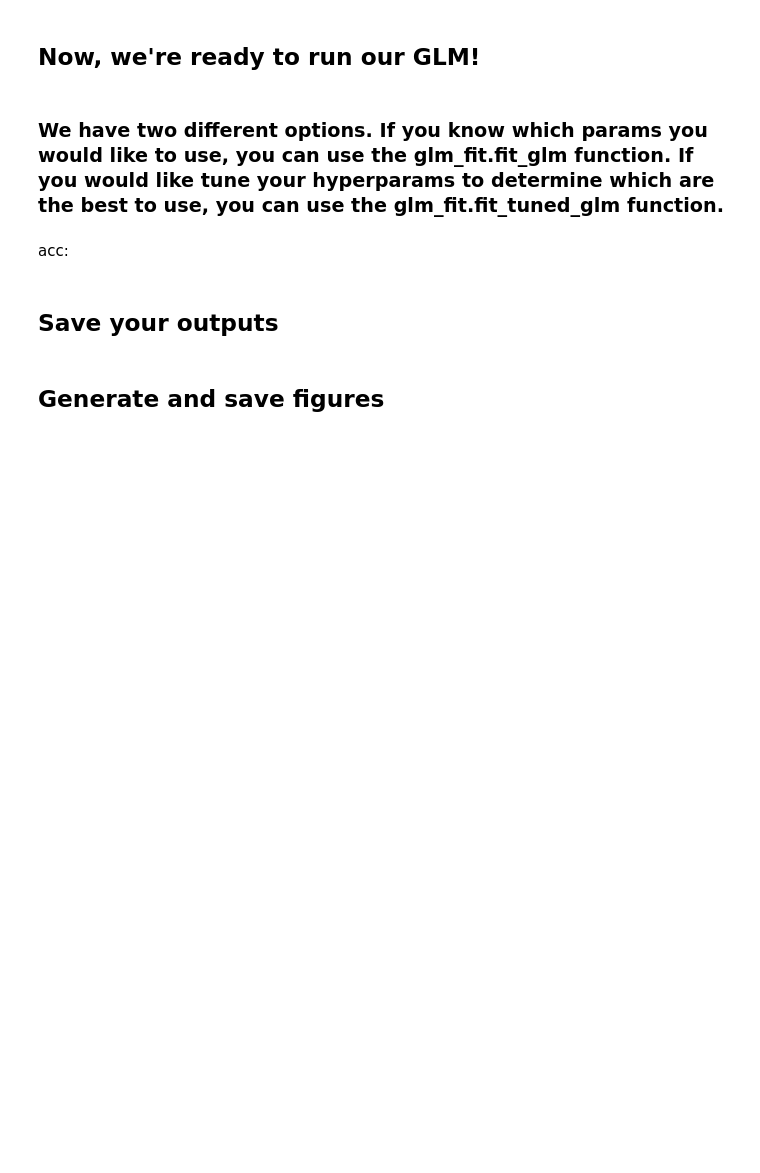
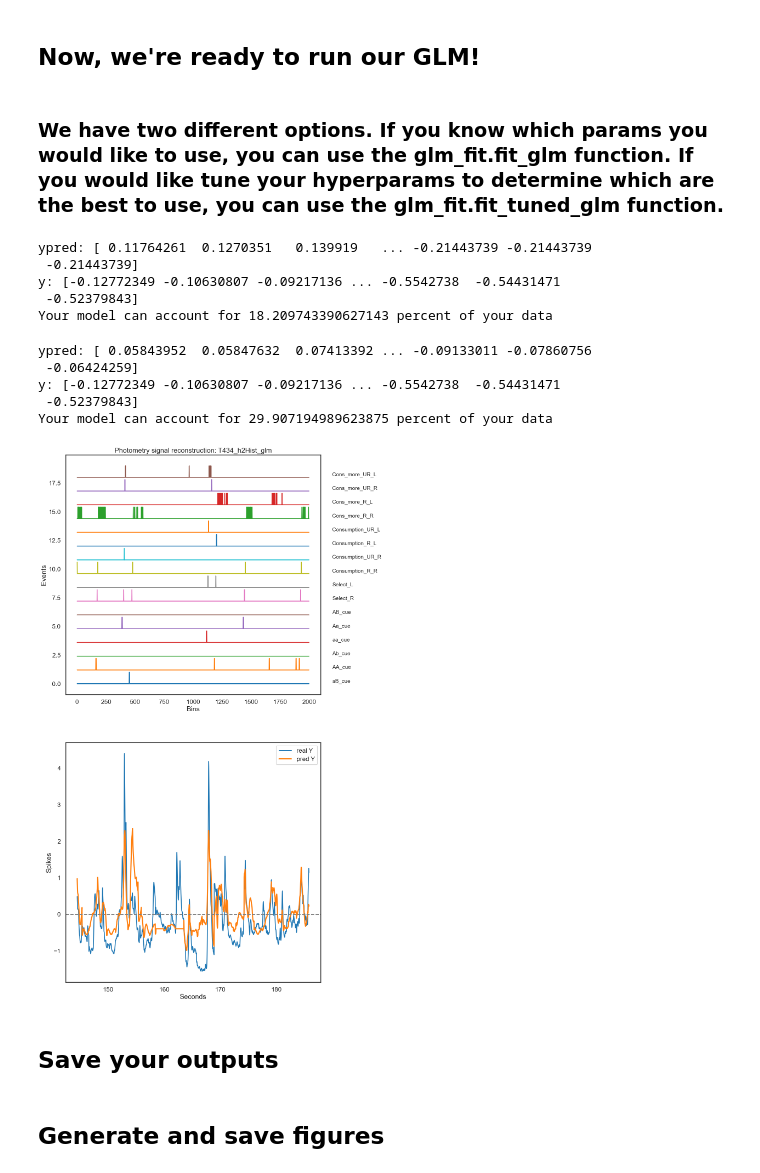
Before and after one commit to liviamurrayy/sabatini-glm-workflow, a Jupyter notebook: notebooks/fitGLM_D1.ipynb, the cells around one changed output. Drawn from its saved outputs; the diff is of its cells as text; code cells hidden in the pictures; blank space fills up the shorter version.

Commit message:
plotting updates

```diff
--- a/notebooks/fitGLM_D1.ipynb
+++ b/notebooks/fitGLM_D1.ipynb
@@ -428,0 +414,6 @@ sample ind [array([82879, 82880, 82881, 82882, 82883, 82884, 82885, 82886, 82887
+# %%
+import scipy
+# y_train_sp = scipy.sparse.csr_array(y_train)
+# y_test_sp = scipy.sparse.csr_array(y_test)
+x_train_sp = scipy.sparse.csr_array(X_train)
+x_test_sp = scipy.sparse.csr_array(X_test)
@@ -435,17 +435,29 @@ X_test.shape, y_test.shape
 ### We have two different options. If you know which params you would like to use, you can use the glm_fit.fit_glm function. If you would like tune your hyperparams to determine which are the best to use, you can use the glm_fit.fit_tuned_glm function.
 # %%
 # # Fit the model
-model, y_pred, score, beta, intercept, sparse_beta = glm_fit.fit_glm(config, X_train, X_test, y_train, y_test)
+model, y_pred, score, beta, intercept, sparse_beta = glm_fit.fit_glm(config, x_train_sp, x_test_sp, y_train, y_test)
 print('Your model can account for {} percent of your data'.format(score*100))
 modeltype = "fit"
+# %% [output]
+ypred: [ 0.11764261  0.1270351   0.139919   ... -0.21443739 -0.21443739
+ -0.21443739]
+y: [-0.12772349 -0.10630807 -0.09217136 ... -0.5542738  -0.54431471
+ -0.52379843]
+Your model can account for 18.209743390627143 percent of your data
 # %%
 # Ridge Model:
-model, y_pred, score, beta, intercept = glm_fit.fit_ridge(config, X_train, X_test, y_train, y_test)
+model, y_pred, score, beta, intercept = glm_fit.fit_ridge(config, x_train_sp, x_test_sp, y_train, y_test)
 print('Your model can account for {} percent of your data'.format(score*100))
 modeltype = "fit"
+# %% [output]
+ypred: [ 0.05843952  0.05847632  0.07413392 ... -0.09133011 -0.07860756
+ -0.06424259]
+y: [-0.12772349 -0.10630807 -0.09217136 ... -0.5542738  -0.54431471
+ -0.52379843]
+Your model can account for 29.907194989623875 percent of your data
 # %%
 # Ridge Model CV:
-tuned_model, y_pred, score, beta, best_params = glm_fit.fit_tuned_ridge(config, X_train, X_test, y_train, y_test)
-print('Your model can account for {} percent of your data'.format(score*100))
-modeltype = "tuned"
+# tuned_model, y_pred, score, beta, best_params = glm_fit.fit_tuned_ridge(config, X_train, X_test, y_train, y_test)
+# print('Your model can account for {} percent of your data'.format(score*100))
+# modeltype = "tuned"
 # %%
@@ -494,21 +511,10 @@ def normalize(x, window):
 
     return (x-lower_bound)/(upper_bound-lower_bound)
 
-def plot_spikes_with_prediction(df, spikes, predicted_spikes, dt,
-                                nt=200, t0=120, **kws):
+def plot_spikes_with_prediction(df, spikes, predicted_spikes, fs, **kws):
   """Plot actual and predicted spike counts.
 
-  Args:
-    spikes (1D array): Vector of actual spike counts
-    predicted_spikes (1D array): Vector of predicted spike counts
-    dt (number): Duration of each time bin.
-    nt (number): Number of time bins to plot
-    t0 (number): Index of first time bin to plot.
-    show (boolean): To plt.show or not the plot.
-    kws: Pass additional keyword arguments to plot()
-
   """
-  t = np.arange(t0, t0 + nt) * dt
 
   f, ax = plt.subplots(2, figsize=(12, 25))
   # lines = ax.stem(t, spikes[:nt])
@@ -516,45 +522,49 @@ def plot_spikes_with_prediction(df, spikes, predicted_spikes, dt,
 
   i=0
   inc_height=1.2
-  window_start = 10000 #10200
-  window_stop = 11000 #10500
+  window_start = 7000 #10200
+  window_stop = 9000 #len(spikes) #10500
 
   cols_to_plot = [col for col in df.columns]
   enl_columns = [col for col in df.columns if 'enl' in col]
   not_enl = [col for col in cols_to_plot if not any(enl_col in col for enl_col in enl_columns)]
 
   for j, col in enumerate(not_enl):
+    if 'trial_num' in col:
+      continue
     if 'z_grn' in col:
       ax[0].plot((df[col].values*0.2)[window_start:window_stop] + i, label=col)
     else:
       ax[0].plot((df[col].values)[window_start:window_stop] + i, label=col)
     i += inc_height
-    ax[0].text(x=1100, y=i - inc_height, s=col, fontsize=14, va="bottom")
+    ax[0].text(x=len(spikes[window_start:window_stop])+len(spikes[window_start:window_stop])*0.1, y=i - inc_height, s=col, fontsize=14, va="bottom")
   ax[0].set(
-      # xlabel="Bins",
+      xlabel="Bins",
       ylabel="Events",
+      title=f"Photometry signal reconstruction: {project_name}"
   )
 
-  t = np.arange(0, len(spikes))*dt
+  t = np.arange(0, len(spikes))*fs
 
-  ax[1].plot(t[window_start:window_stop], spikes[window_start:window_stop], label='spikes')
+  ax[1].plot(t[window_start:window_stop], spikes[window_start:window_stop], label='real Y')
   # lines[-1].set_zorder(1)
   kws.setdefault("linewidth", 3)
-  yhat, = ax[1].plot(t[window_start:window_stop], predicted_spikes[window_start:window_stop], **kws, label='pred spikes')
+  yhat, = ax[1].plot(t[window_start:window_stop], predicted_spikes[window_start:window_stop], **kws, label='pred Y')
   ax[1].set(
-      xlabel="Bins",
+      xlabel="Seconds",
       ylabel="Spikes",
   )
   ax[1].yaxis.set_major_locator(plt.MaxNLocator(integer=True))
   ax[1].axhline(y=0, color='grey', linestyle="--")
   # ax.legend([lines[0], yhat], ["Spikes", "Predicted"])
   ax[1].legend()
 
-
   plt.show()
 
 fs = 1/48.440600198412696
 
-
+input_df = prep_plot(config, X_test) #, test_list)
 # plot_spikes_with_prediction(y_test, y_pred, df.Timestamp[1] - df.Timestamp[0])
-plot_spikes_with_prediction(df, y_test, y_pred, fs)
+plot_spikes_with_prediction(input_df, y_test, y_pred, fs)
+# %% [output]
+[figure, added]
@@ -565,2 +570,0 @@ print(y_test.shape, y_pred.shape)
-# %% [markdown]
-acc:
```
Also changed, not shown: parts of 27 cells of this notebook.
